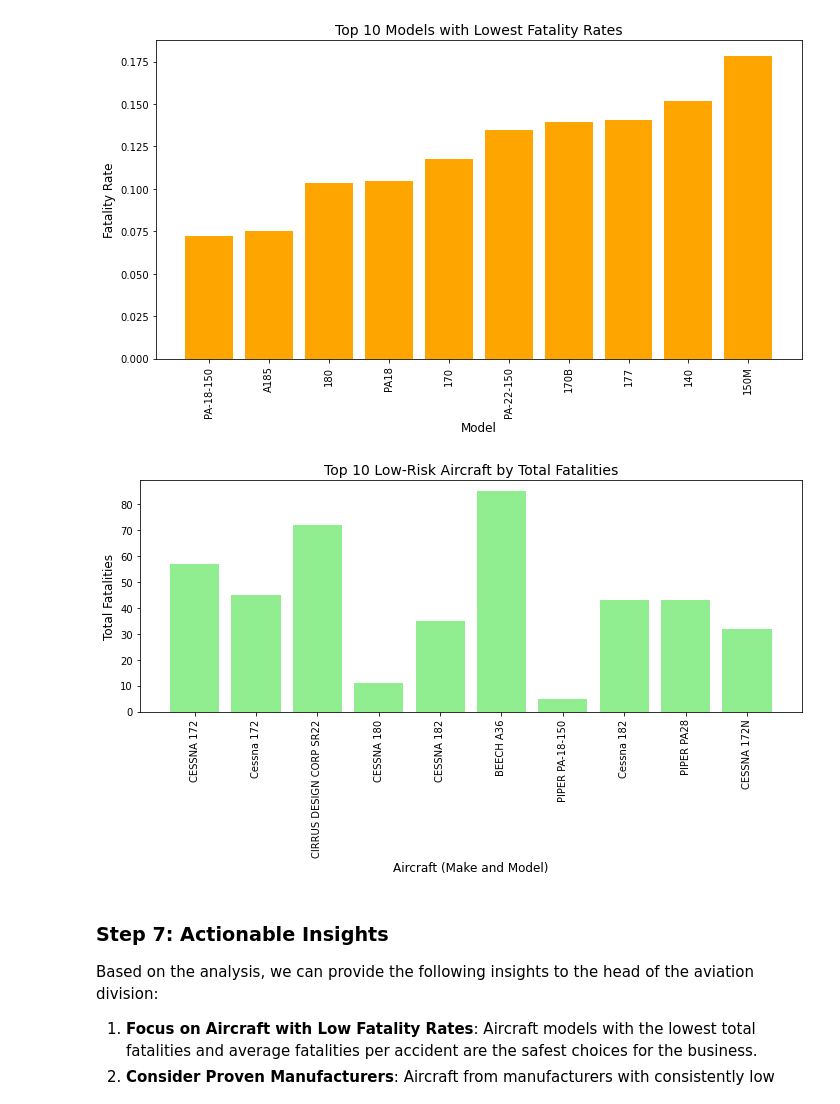
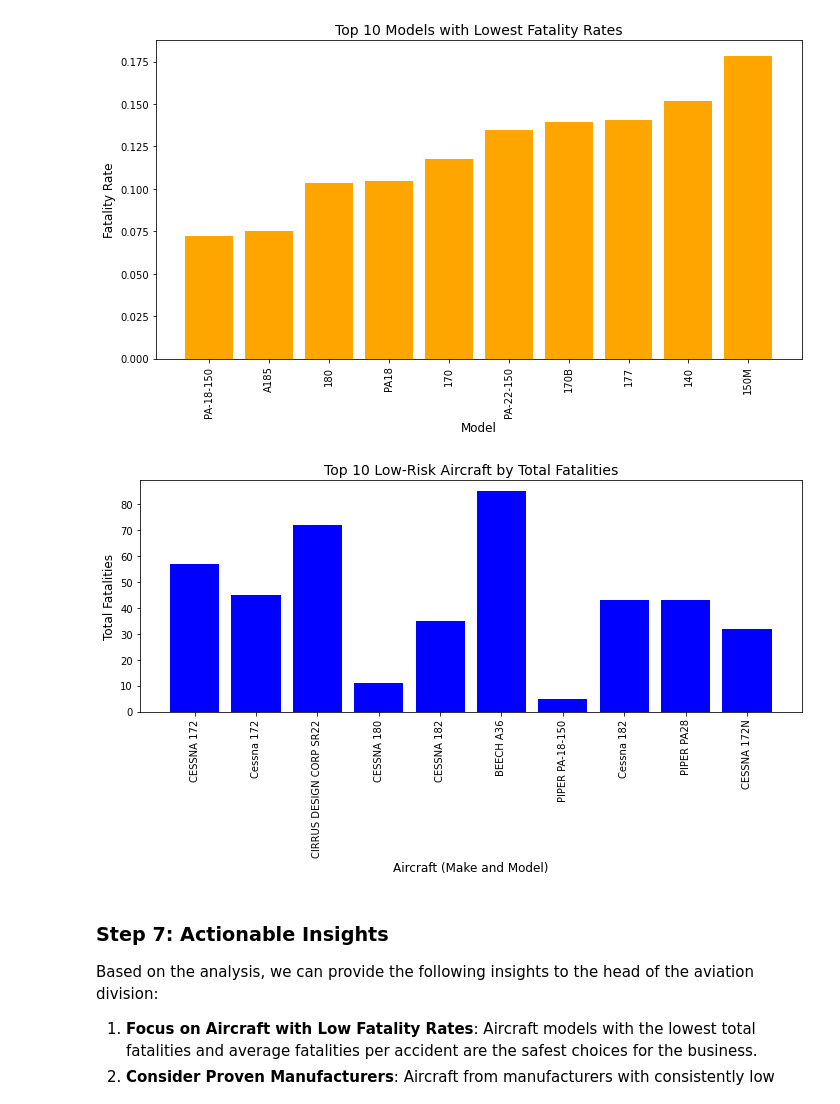
Before and after one commit to PrimeTonyCode/Phase_1_Project, a Jupyter notebook: student.ipynb, the cells around one changed output. Drawn from its saved outputs; the diff is of its cells as text; code cells hidden in the pictures.

```diff
--- a/student.ipynb
+++ b/student.ipynb
@@ -208,19 +209,19 @@ plt.show()
 # %%
 # Select the top 10 low-risk popular aircraft
 top_10_low_risk_popular_aircraft = popular_airplanes.head(10)
 
 # Plot the data
 plt.figure(figsize=(10, 6))
 plt.bar(top_10_low_risk_popular_aircraft['Make'] + " " + top_10_low_risk_popular_aircraft['Model'],
-    top_10_low_risk_popular_aircraft['Total_Fatalities'], color='lightgreen')
+    top_10_low_risk_popular_aircraft['Total_Fatalities'], color='blue')
 plt.xlabel('Aircraft (Make and Model)', fontsize=12)
 plt.ylabel('Total Fatalities', fontsize=12)
 plt.title('Top 10 Low-Risk Aircraft by Total Fatalities', fontsize=14)
 plt.xticks(rotation=90)
 plt.tight_layout()
 plt.show()
 # %% [output]
-[figure, old version]
+[figure, new version]
 # %% [markdown]
 ### Step 7: Actionable Insights
 Based on the analysis, we can provide the following insights to the head of the aviation division:
```
Also changed, not shown: parts of 1 cell of this notebook, 4 other files.
